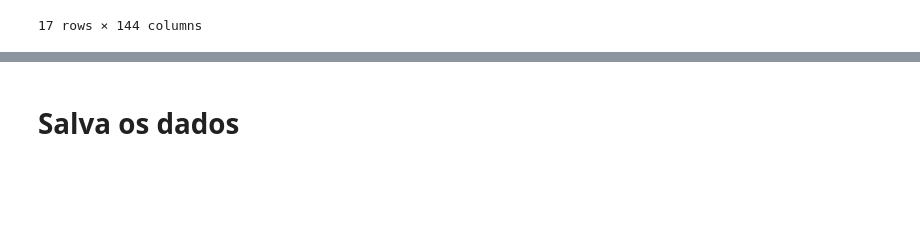
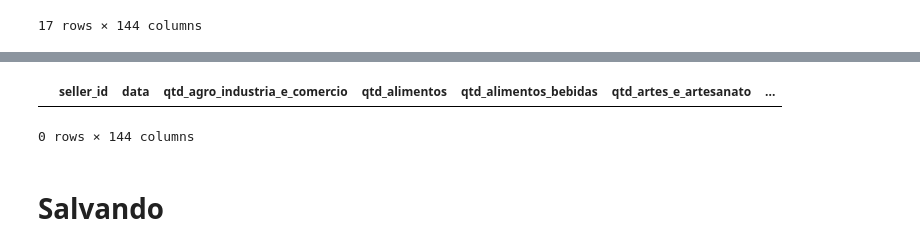
Before and after one commit to denisevitoriano/tech_challenge_fase_03, a Jupyter notebook: tech_challenge_fase_03/notebooks/03_feature_engineering.ipynb, the cells around one changed output, grey strips where cells are left out. Cells and saved outputs as stored; diff of their text form; code cells hidden in the pictures; blank space fills up the shorter version.

```diff
--- a/tech_challenge_fase_03/notebooks/03_feature_engineering.ipynb
+++ b/tech_challenge_fase_03/notebooks/03_feature_engineering.ipynb
@@ -944,4 +1010,10 @@ df[mask].sort_values(by=['data'])
+# %%
+# Não possui valores nulos
+df[df.isna().any(axis=1)]
+# %% [output]
+|  | seller_id | data | qtd_agro_industria_e_comercio | qtd_alimentos | qtd_alimentos_bebidas | qtd_artes_e_artesanato | ... |
+0 rows × 144 columns
 # %% [markdown]
-# Salva os dados
+# Salvando
 # %%
 df.to_csv("../data/processed/tb_book_sellers.csv", index=False)
```
Also changed, not shown: parts of 4 cells of this notebook.
